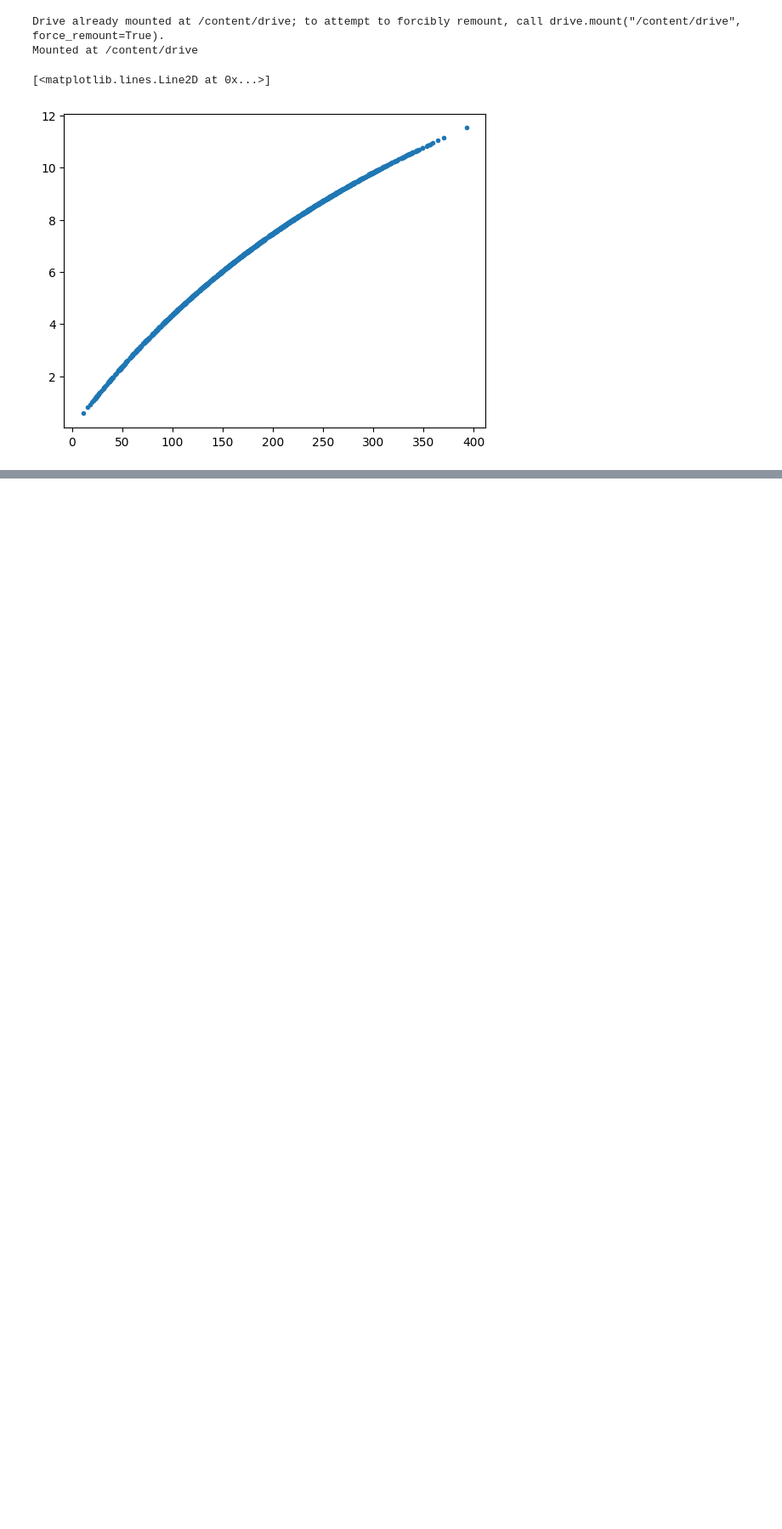
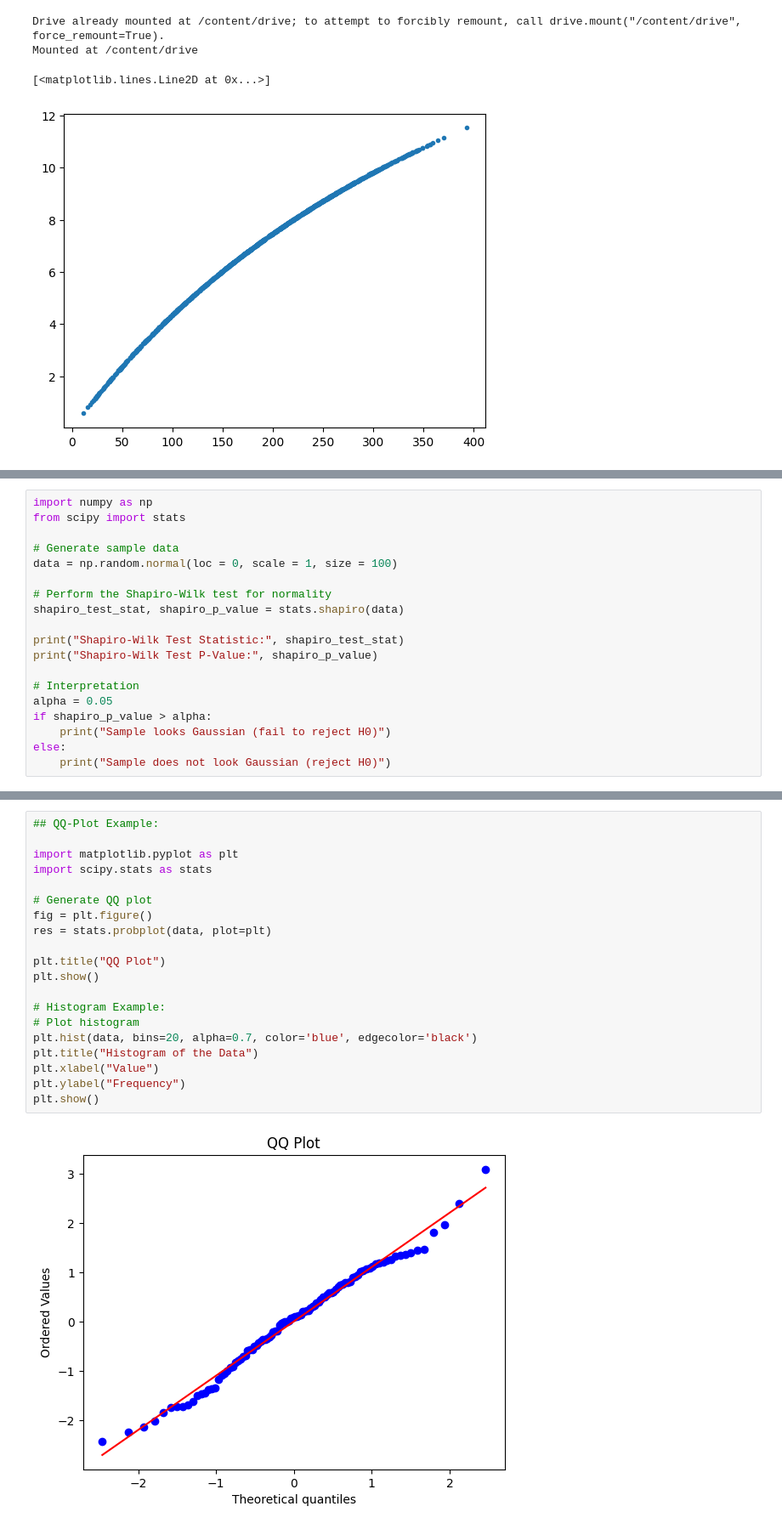
Before and after one commit to jayasuneja/FWE458_Spring25, a Jupyter notebook: Lecture Notes/FWE458_LectureNotes_L6_L10.ipynb, the cells around one changed output, grey strips where cells are left out. Shown at 85% size. Saved outputs shown, nothing was run; the diff lists cells and outputs as text; blank space fills up the shorter version.

```diff
--- a/Lecture Notes/FWE458_LectureNotes_L6_L10.ipynb
+++ b/Lecture Notes/FWE458_LectureNotes_L6_L10.ipynb
@@ -880,0 +1033,19 @@ Mounted at /content/drive
+# %%
+import numpy as np
+from scipy import stats
+
+# Generate sample data
+data = np.random.normal(loc = 0, scale = 1, size = 100)
+
+# Perform the Shapiro-Wilk test for normality
+shapiro_test_stat, shapiro_p_value = stats.shapiro(data)
+
+print("Shapiro-Wilk Test Statistic:", shapiro_test_stat)
+print("Shapiro-Wilk Test P-Value:", shapiro_p_value)
+
+# Interpretation
+alpha = 0.05
+if shapiro_p_value > alpha:
+    print("Sample looks Gaussian (fail to reject H0)")
+else:
+    print("Sample does not look Gaussian (reject H0)")
@@ -880,0 +1059,22 @@ Mounted at /content/drive
+# %%
+## QQ-Plot Example:
+
+import matplotlib.pyplot as plt
+import scipy.stats as stats
+
+# Generate QQ plot
+fig = plt.figure()
+res = stats.probplot(data, plot=plt)
+
+plt.title("QQ Plot")
+plt.show()
+
+# Histogram Example:
+# Plot histogram
+plt.hist(data, bins=20, alpha=0.7, color='blue', edgecolor='black')
+plt.title("Histogram of the Data")
+plt.xlabel("Value")
+plt.ylabel("Frequency")
+plt.show()
+# %% [output]
+[figure, added]
```
Also changed, not shown: parts of 55 cells of this notebook.
